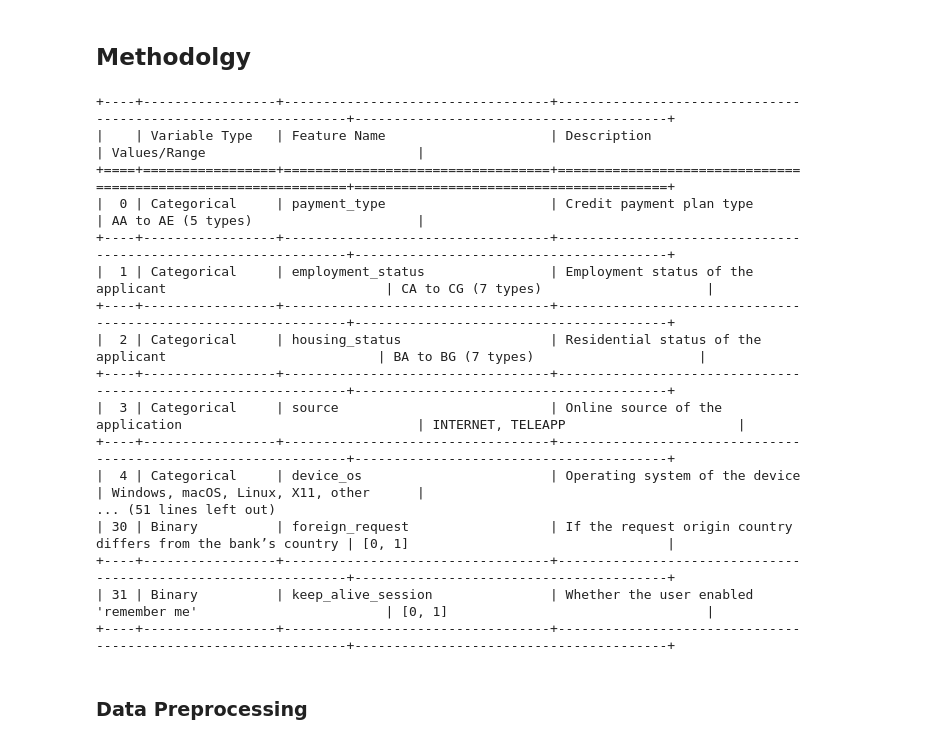
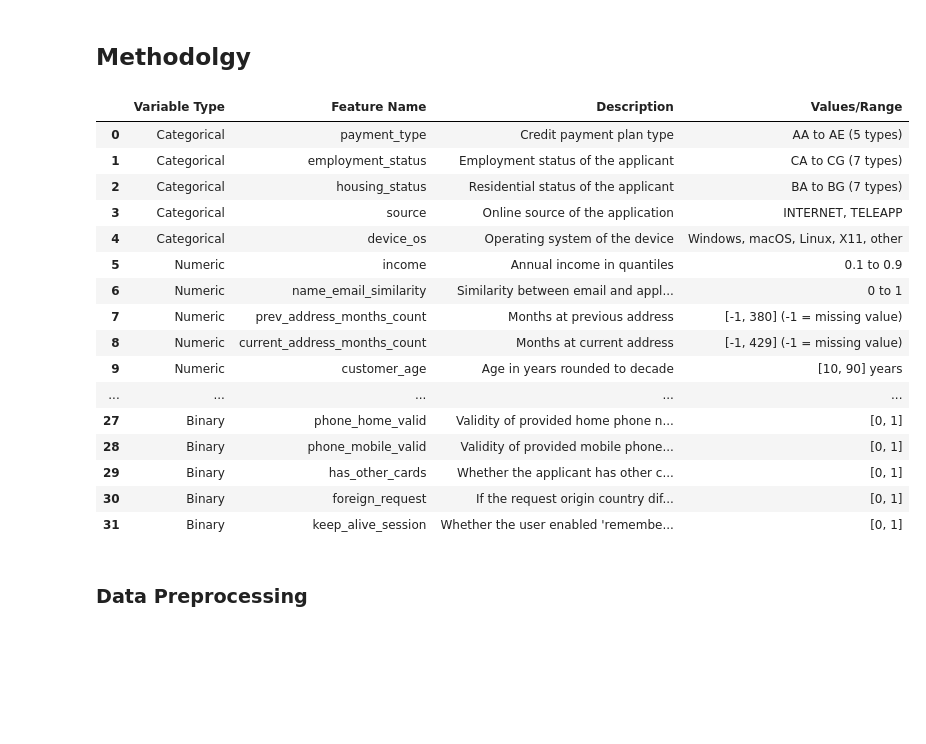
Before and after one commit to jwickham1023/DSCI445-Final-Project, a Jupyter notebook: paper.ipynb, the cells around one changed output. Saved outputs shown, nothing was run; the diff lists cells and outputs as text; code cells hidden in the pictures; blank space fills up the shorter version.

Commit message:
Trying html for pretty tables.

```diff
--- a/paper.ipynb
+++ b/paper.ipynb
@@ -84,51 +84,54 @@ data = {
         "Credit payment plan type", "Employment status of the applicant", "Residential status of the applicant",
         "Online source of the application", "Operating system of the device",
         "Annual income in quantiles", "Similarity between email and applicant’s name",
         "Months at previous address", "Months at current address", "Age in years rounded to decade",
         "Days since application was submitted", "Initial amount transferred",
         "Applications in the same zip code (last 4 weeks)", "Applications per hour in the last 6 hours",
         "Applications per hour in the last 24 hours", "Applications per hour in the last 4 weeks",
         "Applications at the bank branch in the last 8 weeks", "Emails for applicants with the same birthdate (last 4 weeks)",
         "Internal risk score", "Age of the previous account in months", "Proposed credit limit",
         "User session length on the banking website", "Distinct emails associated with the device (last 8 weeks)",
         "Number of fraudulent applications with used device", "Month where the application was made",
         "Target variable; 0 if legit, 1 if fraud", "Whether email domain is free",
         "Validity of provided home phone number", "Validity of provided mobile phone number",
         "Whether the applicant has other cards with the bank", "If the request origin country differs from the bank’s country",
         "Whether the user enabled 'remember me'"
     ],
     "Values/Range": [
         "AA to AE (5 types)", "CA to CG (7 types)", "BA to BG (7 types)", "INTERNET, TELEAPP",
         "Windows, macOS, Linux, X11, other", "0.1 to 0.9", "0 to 1", "[-1, 380] (-1 = missing value)",
         "[-1, 429] (-1 = missing value)", "[10, 90] years", "[0, 79] days", "[-16, 114] (negatives = missing value)",
         "[1, 6830]", "[-175, 16818]", "[1297, 9586]", "[2825, 7020]", "[0, 2404]",
         "[0, 39]", "[-191, 389]", "[-1, 32] (-1 = missing value)", "[200, 2000]", "[-1, 107] (-1 = missing value)",
         "[-1, 2] (-1 = missing value)", "[0, 1]", "[0, 7]", "[0, 1]", "[0, 1]", "[0, 1]", "[0, 1]", "[0, 1]", "[0, 1]", "[0, 1]"
     ]
 }
 
 # Create the DataFrame
 df = pd.DataFrame(data)
 
-print(tabulate(df, headers='keys', tablefmt='grid'))
+display(df.style.set_table_styles(
+    [{'selector': 'thead th', 'props': [('font-weight', 'bold'), ('text-align', 'center')]},
+     {'selector': 'tbody td', 'props': [('text-align', 'center')]}]
+))
 # %% [output]
-+----+-----------------+----------------------------------+---------------------------------------------------------------+----------------------------------------+
-|    | Variable Type   | Feature Name                     | Description                                                   | Values/Range                           |
-+====+=================+==================================+===============================================================+========================================+
-|  0 | Categorical     | payment_type                     | Credit payment plan type                                      | AA to AE (5 types)                     |
-+----+-----------------+----------------------------------+---------------------------------------------------------------+----------------------------------------+
-|  1 | Categorical     | employment_status                | Employment status of the applicant                            | CA to CG (7 types)                     |
-+----+-----------------+----------------------------------+---------------------------------------------------------------+----------------------------------------+
-|  2 | Categorical     | housing_status                   | Residential status of the applicant                           | BA to BG (7 types)                     |
-+----+-----------------+----------------------------------+---------------------------------------------------------------+----------------------------------------+
-|  3 | Categorical     | source                           | Online source of the application                              | INTERNET, TELEAPP                      |
-+----+-----------------+----------------------------------+---------------------------------------------------------------+----------------------------------------+
-|  4 | Categorical     | device_os                        | Operating system of the device                                | Windows, macOS, Linux, X11, other      |
-... (51 lines left out)
-| 30 | Binary          | foreign_request                  | If the request origin country differs from the bank’s country | [0, 1]                                 |
-+----+-----------------+----------------------------------+---------------------------------------------------------------+----------------------------------------+
-| 31 | Binary          | keep_alive_session               | Whether the user enabled 'remember me'                        | [0, 1]                                 |
-+----+-----------------+----------------------------------+---------------------------------------------------------------+----------------------------------------+
+|  | Variable Type | Feature Name | Description | Values/Range |
+| 0 | Categorical | payment_type | Credit payment plan type | AA to AE (5 types) |
+| 1 | Categorical | employment_status | Employment status of the applicant | CA to CG (7 types) |
+| 2 | Categorical | housing_status | Residential status of the applicant | BA to BG (7 types) |
+| 3 | Categorical | source | Online source of the application | INTERNET, TELEAPP |
+| 4 | Categorical | device_os | Operating system of the device | Windows, macOS, Linux, X11, other |
+| 5 | Numeric | income | Annual income in quantiles | 0.1 to 0.9 |
+| 6 | Numeric | name_email_similarity | Similarity between email and appl... | 0 to 1 |
+| 7 | Numeric | prev_address_months_count | Months at previous address | [-1, 380] (-1 = missing value) |
+| 8 | Numeric | current_address_months_count | Months at current address | [-1, 429] (-1 = missing value) |
+| 9 | Numeric | customer_age | Age in years rounded to decade | [10, 90] years |
+| ... | ... | ... | ... | ... |
+| 27 | Binary | phone_home_valid | Validity of provided home phone n... | [0, 1] |
+| 28 | Binary | phone_mobile_valid | Validity of provided mobile phone... | [0, 1] |
+| 29 | Binary | has_other_cards | Whether the applicant has other c... | [0, 1] |
+| 30 | Binary | foreign_request | If the request origin country dif... | [0, 1] |
+| 31 | Binary | keep_alive_session | Whether the user enabled 'remembe... | [0, 1] |
 # %% [markdown]
 ### Data Preprocessing
 # %%
```
Also changed, not shown: parts of 1 cell of this notebook.
